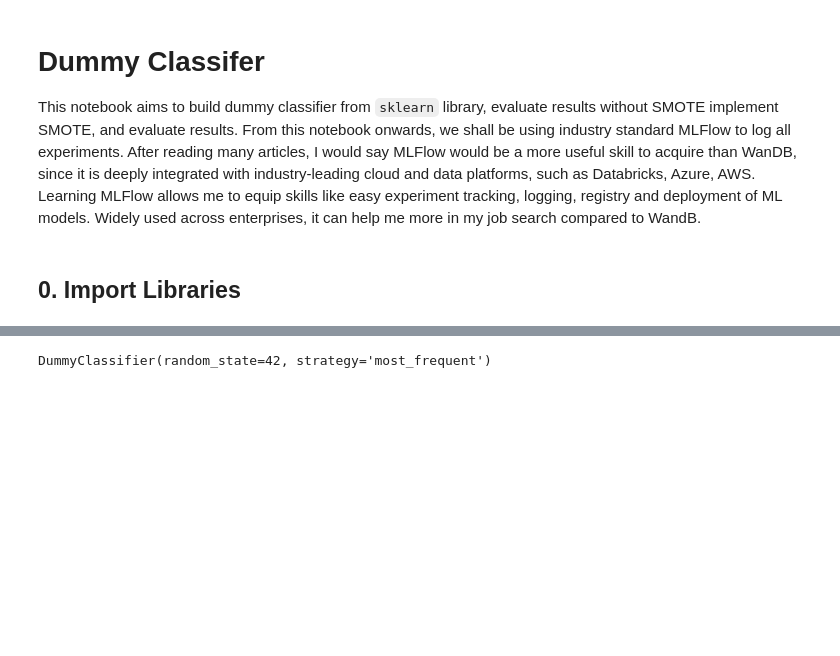
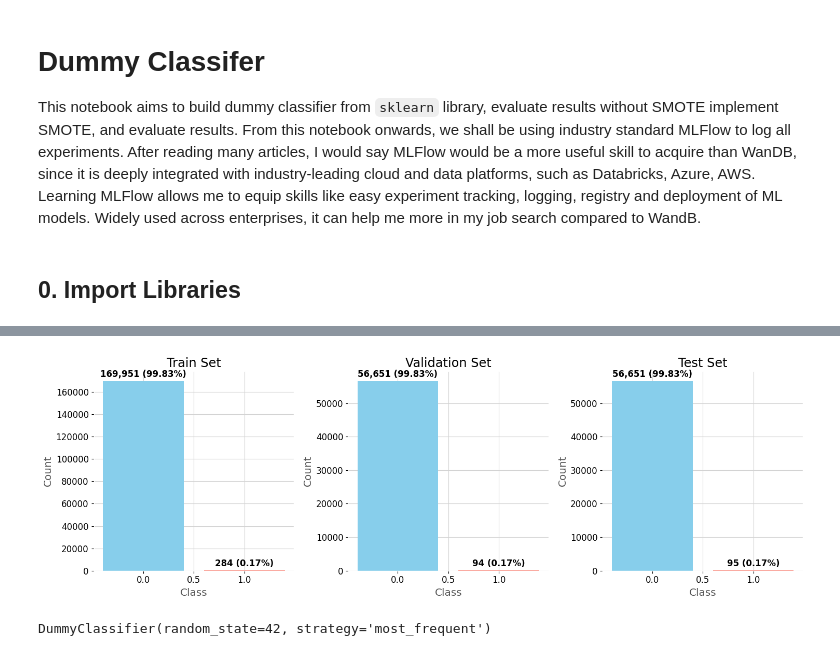
Before and after one commit to luuuneytunes12/Fraud-Detection-ML, a Jupyter notebook: notebooks/02-cwl-dummyclassifier.ipynb, the cells around one changed output, grey strips where cells are left out. Cells and saved outputs as stored; diff of their text form; code cells hidden in the pictures; blank space fills up the shorter version.

```diff
--- a/notebooks/02-cwl-dummyclassifier.ipynb
+++ b/notebooks/02-cwl-dummyclassifier.ipynb
@@ -46,3 +172,8 @@ X_test , y_test= pd.read_csv("data/processed/X_test.csv"), pd.read_csv("data/pro
+# %%
+# - Check Class Distribution -
+src.plots.plot_class_distribution()
+# %% [output]
+[figure, added]
 # %%
 # - Instantiate and Train Dummy Classifier -
 dummy = DummyClassifier(strategy='most_frequent', random_state=42)
```
Also changed, not shown: parts of 19 cells of this notebook, 7 other files.
